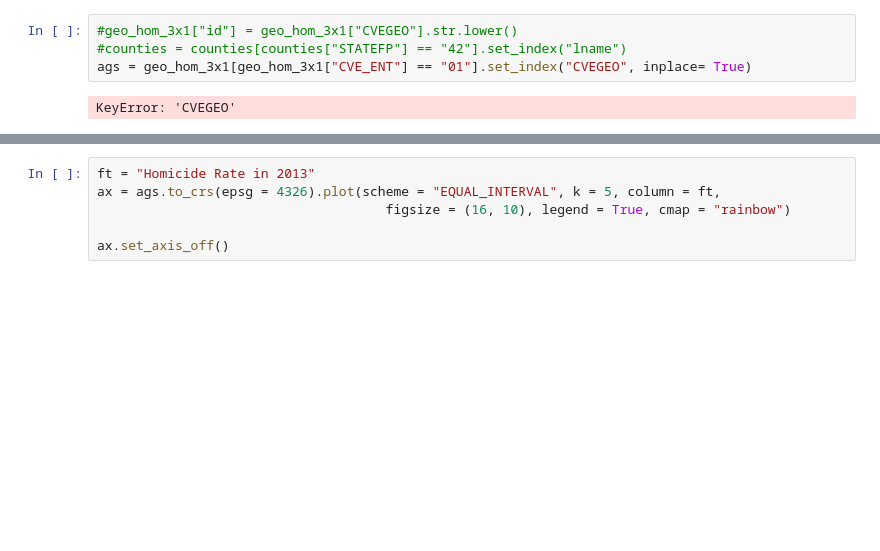
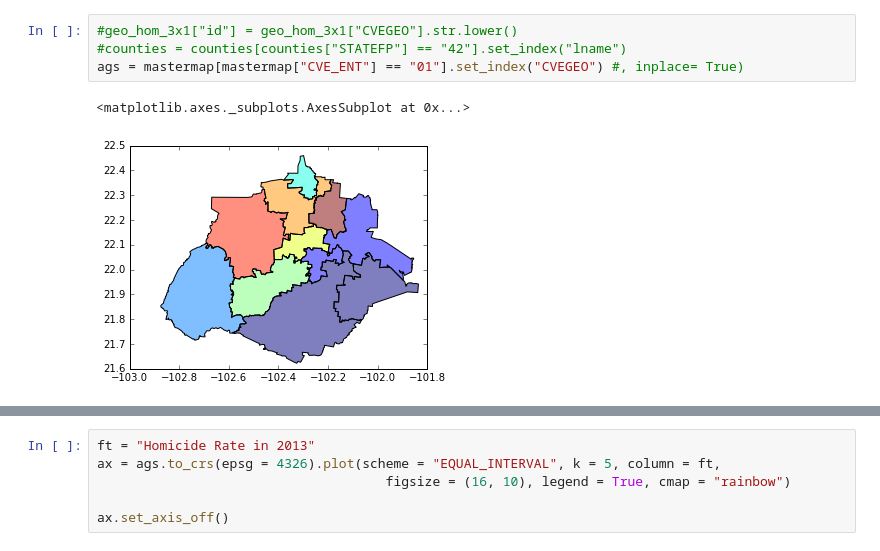
Before and after one commit to jmtoral/BarceinasToral, a Jupyter notebook: mapas.ipynb, the cells around one changed output, grey strips where cells are left out. Drawn from its saved outputs; the diff is of its cells as text; blank space fills up the shorter version.

```diff
--- a/mapas.ipynb
+++ b/mapas.ipynb
@@ -69,6 +55,7 @@ geo_hom_3x1.tail(10)
 # %%
 #geo_hom_3x1["id"] = geo_hom_3x1["CVEGEO"].str.lower()
 #counties = counties[counties["STATEFP"] == "42"].set_index("lname")
-ags = geo_hom_3x1[geo_hom_3x1["CVE_ENT"] == "01"].set_index("CVEGEO", inplace= True)
+ags = mastermap[mastermap["CVE_ENT"] == "01"].set_index("CVEGEO") #, inplace= True)
 # %% [output]
-KeyError: 'CVEGEO'
+<matplotlib.axes._subplots.AxesSubplot at 0x...>
+[figure, added]
```
Also changed, not shown: parts of 9 cells of this notebook.
